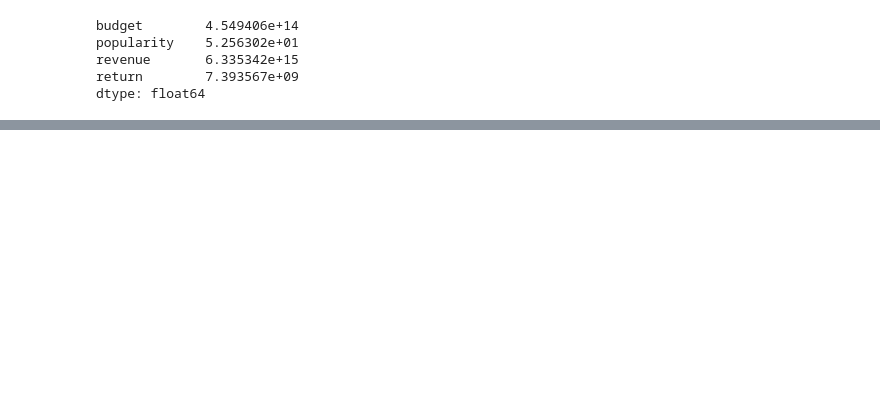
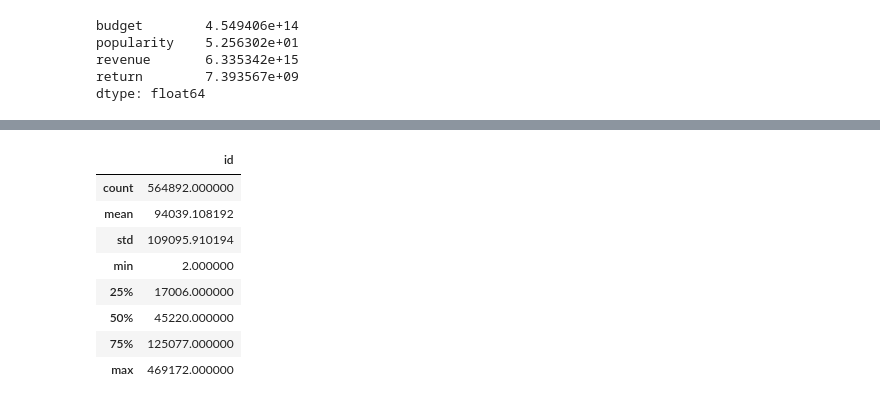
Before and after one commit to lucho28/sistemreco_api, a Jupyter notebook: Notebook/EDA.ipynb, the cells around one changed output, grey strips where cells are left out. Cells and saved outputs as stored; diff of their text form; code cells hidden in the pictures; blank space fills up the shorter version.

```diff
--- a/Notebook/EDA.ipynb
+++ b/Notebook/EDA.ipynb
@@ -263,0 +257,12 @@ plt.show()
+# %%
+data_credits_actores.describe()
+# %% [output]
+|  | id |
+| count | 564892.000000 |
+| mean | 94039.108192 |
+| std | 109095.910194 |
+| min | 2.000000 |
+| 25% | 17006.000000 |
+| 50% | 45220.000000 |
+| 75% | 125077.000000 |
+| max | 469172.000000 |
```
Also changed, not shown: parts of 34 cells of this notebook, 2 other files.
